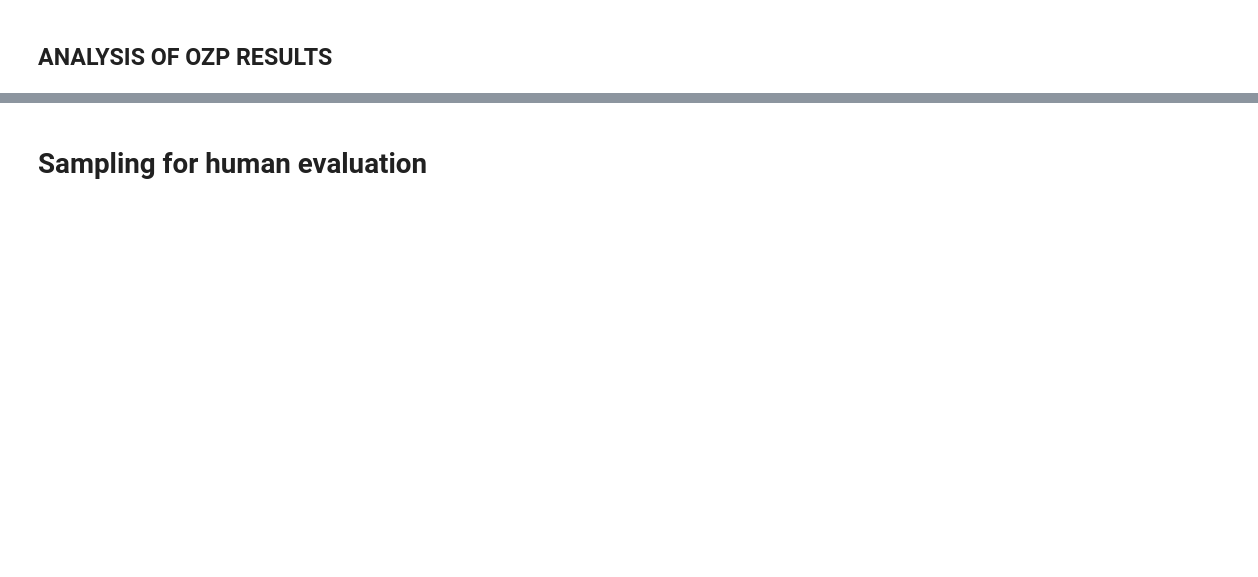
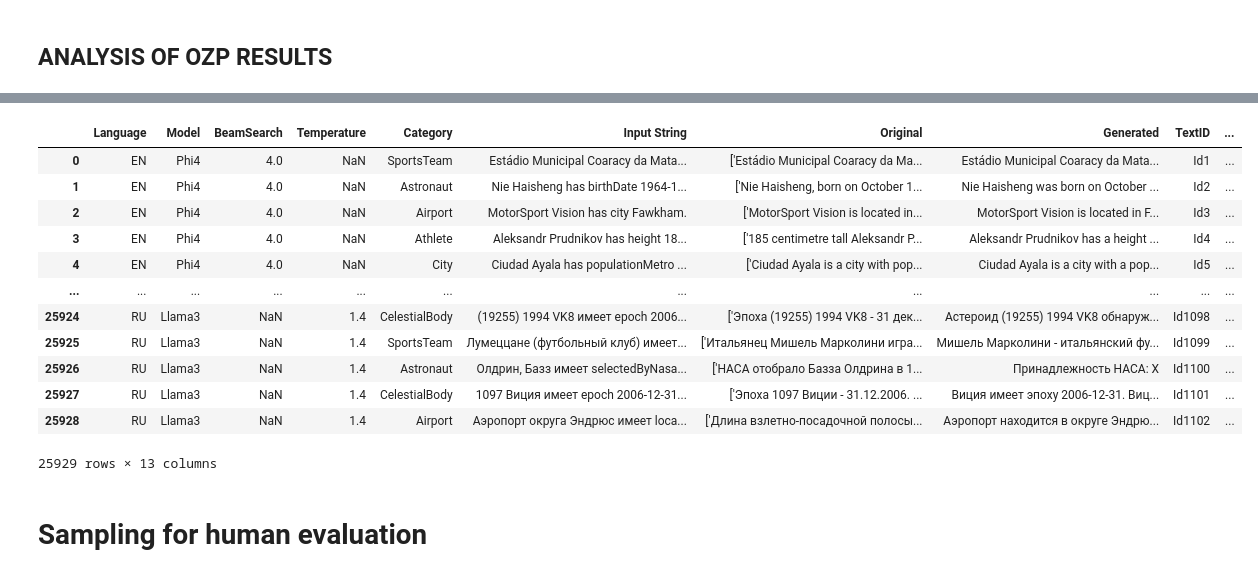
Before and after one commit to danielgg1/OZP, a Jupyter notebook: analysis.ipynb, the cells around one changed output, grey strips where cells are left out. Saved outputs shown, nothing was run; the diff lists cells and outputs as text; code cells hidden in the pictures; blank space fills up the shorter version.

```diff
--- a/analysis.ipynb
+++ b/analysis.ipynb
@@ -22,3 +103,19 @@ alldfs = {
+# %%
+complete_df
+# %% [output]
+|  | Language | Model | BeamSearch | Temperature | Category | Input String | Original | Generated | TextID | ... |
+| 0 | EN | Phi4 | 4.0 | NaN | SportsTeam | Estádio Municipal Coaracy da Mata... | ['Estádio Municipal Coaracy da Ma... | Estádio Municipal Coaracy da Mata... | Id1 | ... |
+| 1 | EN | Phi4 | 4.0 | NaN | Astronaut | Nie Haisheng has birthDate 1964-1... | ['Nie Haisheng, born on October 1... | Nie Haisheng was born on October ... | Id2 | ... |
+| 2 | EN | Phi4 | 4.0 | NaN | Airport | MotorSport Vision has city Fawkham. | ['MotorSport Vision is located in... | MotorSport Vision is located in F... | Id3 | ... |
+| 3 | EN | Phi4 | 4.0 | NaN | Athlete | Aleksandr Prudnikov has height 18... | ['185 centimetre tall Aleksandr P... | Aleksandr Prudnikov has a height ... | Id4 | ... |
+| 4 | EN | Phi4 | 4.0 | NaN | City | Ciudad Ayala has populationMetro ... | ['Ciudad Ayala is a city with pop... | Ciudad Ayala is a city with a pop... | Id5 | ... |
+| ... | ... | ... | ... | ... | ... | ... | ... | ... | ... | ... |
+| 25924 | RU | Llama3 | NaN | 1.4 | CelestialBody | (19255) 1994 VK8 имеет epoch 2006... | ['Эпоха (19255) 1994 VK8 - 31 дек... | Астероид (19255) 1994 VK8 обнаруж... | Id1098 | ... |
+| 25925 | RU | Llama3 | NaN | 1.4 | SportsTeam | Лумеццане (футбольный клуб) имеет... | ['Итальянец Мишель Марколини игра... | Мишель Марколини - итальянский фу... | Id1099 | ... |
+| 25926 | RU | Llama3 | NaN | 1.4 | Astronaut | Олдрин, Базз имеет selectedByNasa... | ['НАСА отобрало Базза Олдрина в 1... | Принадлежность НАСА: Х | Id1100 | ... |
+| 25927 | RU | Llama3 | NaN | 1.4 | CelestialBody | 1097 Виция имеет epoch 2006-12-31... | ['Эпоха 1097 Виции - 31.12.2006. ... | Виция имеет эпоху 2006-12-31. Виц... | Id1101 | ... |
+| 25928 | RU | Llama3 | NaN | 1.4 | Airport | Аэропорт округа Эндрюс имеет loca... | ['Длина взлетно-посадочной полосы... | Аэропорт находится в округе Эндрю... | Id1102 | ... |
+25929 rows × 13 columns
 # %% [markdown]
 # Sampling for human evaluation
 # %%
```
Also changed, not shown: parts of 7 cells of this notebook, 11 other files.
